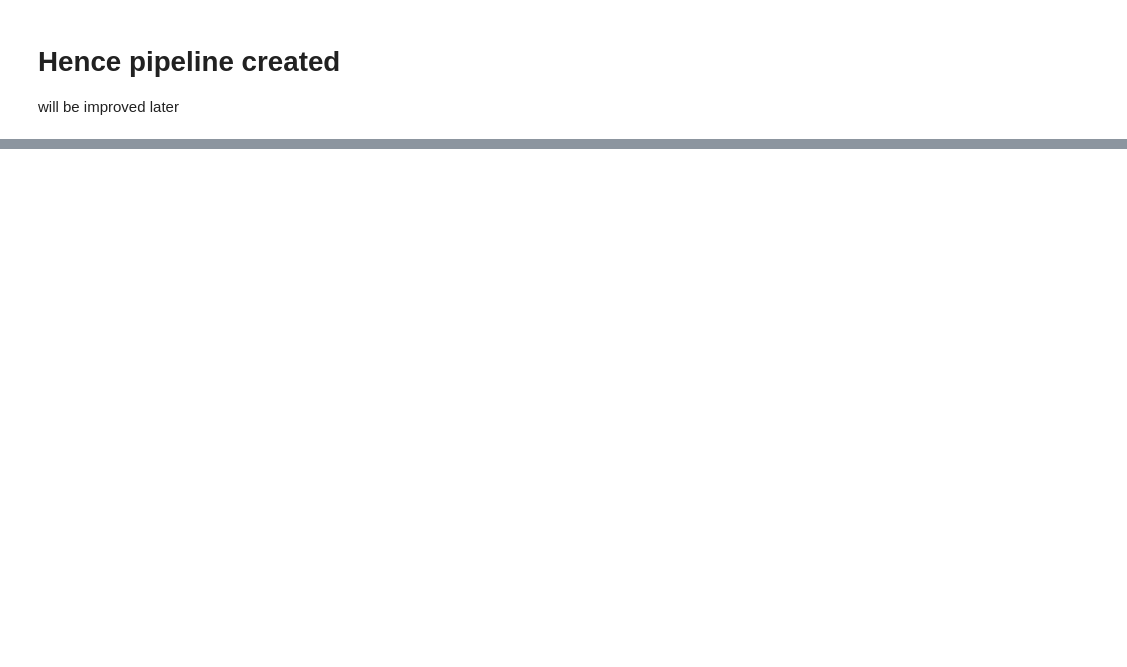
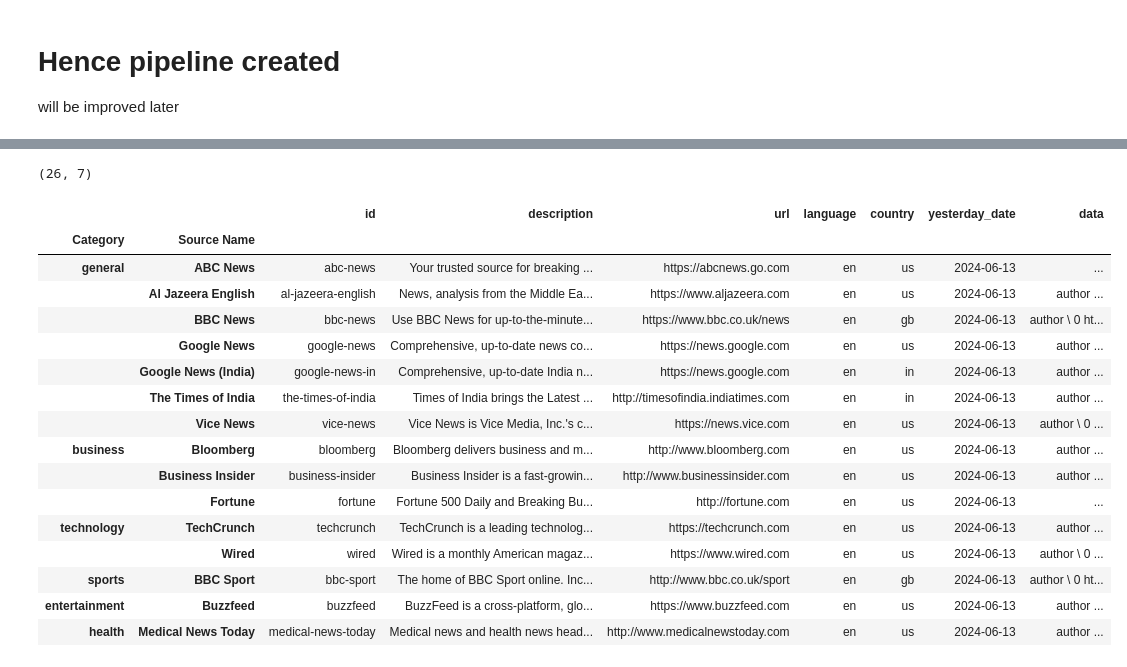
Before and after one commit to Ankur-Kumar222/BilingualNewsSummarization, a Jupyter notebook: pipeline.ipynb, the cells around one changed output, grey strips where cells are left out. Saved outputs shown, nothing was run; the diff lists cells and outputs as text; code cells hidden in the pictures; blank space fills up the shorter version.

```diff
--- a/pipeline.ipynb
+++ b/pipeline.ipynb
@@ -189,0 +346,11 @@ will be improved later
+# %%
+df_trial = df_categories.copy()
+df_trial['data'] = df_trial.apply(
+    lambda row: json_to_df(fetch_json(row['id'], row['yesterday_date'])),
+    axis=1
+)
+
+# Apply the function to clean up each DataFrame in the 'data' column
+df_trial['data'] = df_trial['data'].apply(remove_empty_content)
+# Remove rows where 'data' column has empty DataFrames
+df_trial1 = df_trial[df_trial['data'].apply(lambda x: not x.empty)].copy()
@@ -189,0 +367,24 @@ will be improved later
+# %%
+df_trial.shape
+# %% [output]
+(26, 7)
+# %%
+df_trial1
+# %% [output]
+|  |  | id | description | url | language | country | yesterday_date | data |
+| Category | Source Name |  |  |  |  |  |  |  |
+| general | ABC News | abc-news | Your trusted source for breaking ... | https://abcnews.go.com | en | us | 2024-06-13 | ... |
+|  | Al Jazeera English | al-jazeera-english | News, analysis from the Middle Ea... | https://www.aljazeera.com | en | us | 2024-06-13 | author ... |
+|  | BBC News | bbc-news | Use BBC News for up-to-the-minute... | https://www.bbc.co.uk/news | en | gb | 2024-06-13 | author \ 0 ht... |
+|  | Google News | google-news | Comprehensive, up-to-date news co... | https://news.google.com | en | us | 2024-06-13 | author ... |
+|  | Google News (India) | google-news-in | Comprehensive, up-to-date India n... | https://news.google.com | en | in | 2024-06-13 | author ... |
+|  | The Times of India | the-times-of-india | Times of India brings the Latest ... | http://timesofindia.indiatimes.com | en | in | 2024-06-13 | author ... |
+|  | Vice News | vice-news | Vice News is Vice Media, Inc.'s c... | https://news.vice.com | en | us | 2024-06-13 | author \ 0 ... |
+| business | Bloomberg | bloomberg | Bloomberg delivers business and m... | http://www.bloomberg.com | en | us | 2024-06-13 | author ... |
+|  | Business Insider | business-insider | Business Insider is a fast-growin... | http://www.businessinsider.com | en | us | 2024-06-13 | author ... |
+|  | Fortune | fortune | Fortune 500 Daily and Breaking Bu... | http://fortune.com | en | us | 2024-06-13 | ... |
+| technology | TechCrunch | techcrunch | TechCrunch is a leading technolog... | https://techcrunch.com | en | us | 2024-06-13 | author ... |
+|  | Wired | wired | Wired is a monthly American magaz... | https://www.wired.com | en | us | 2024-06-13 | author \ 0 ... |
+| sports | BBC Sport | bbc-sport | The home of BBC Sport online. Inc... | http://www.bbc.co.uk/sport | en | gb | 2024-06-13 | author \ 0 ht... |
+| entertainment | Buzzfeed | buzzfeed | BuzzFeed is a cross-platform, glo... | https://www.buzzfeed.com | en | us | 2024-06-13 | author ... |
+| health | Medical News Today | medical-news-today | Medical news and health news head... | http://www.medicalnewstoday.com | en | us | 2024-06-13 | author ... |
```
Also changed, not shown: parts of 16 cells of this notebook, 1 other file.
